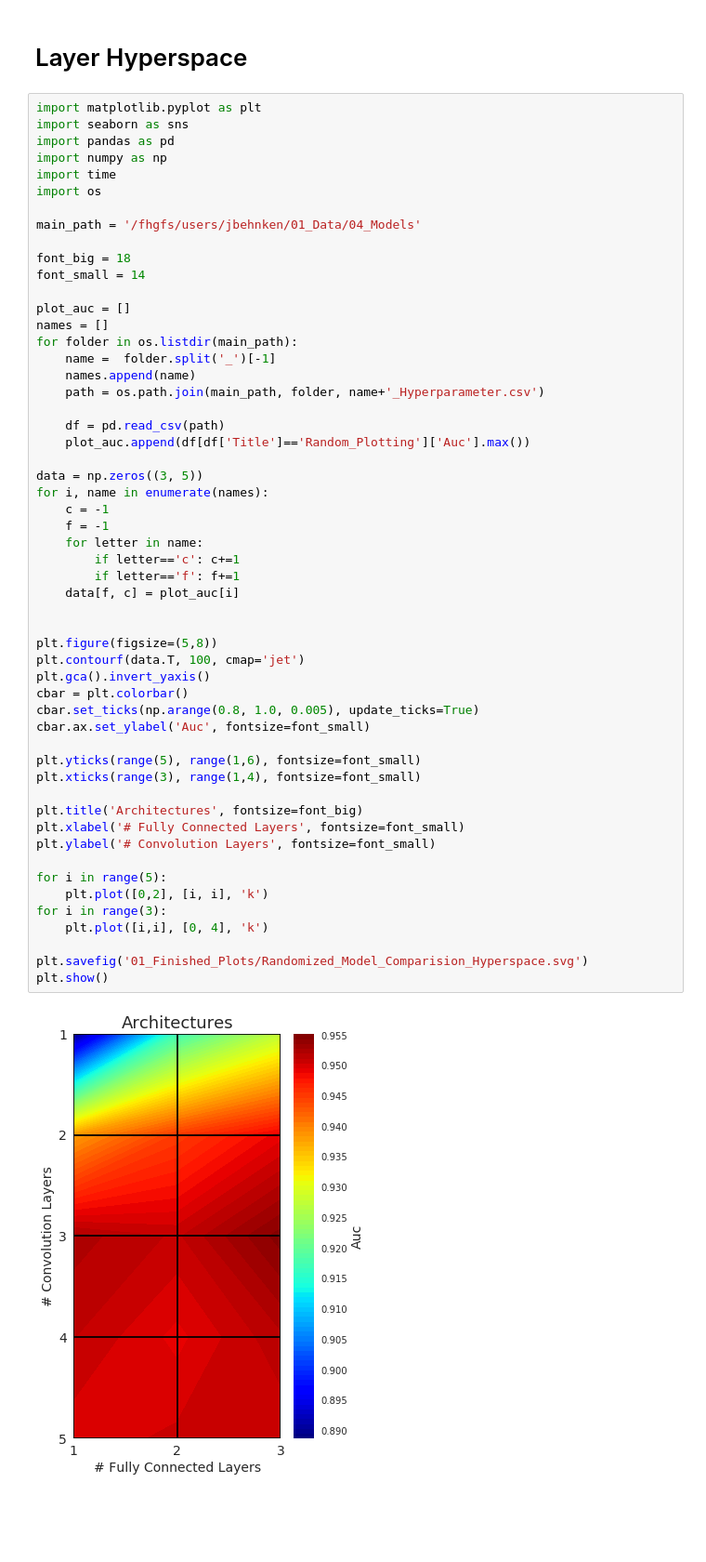
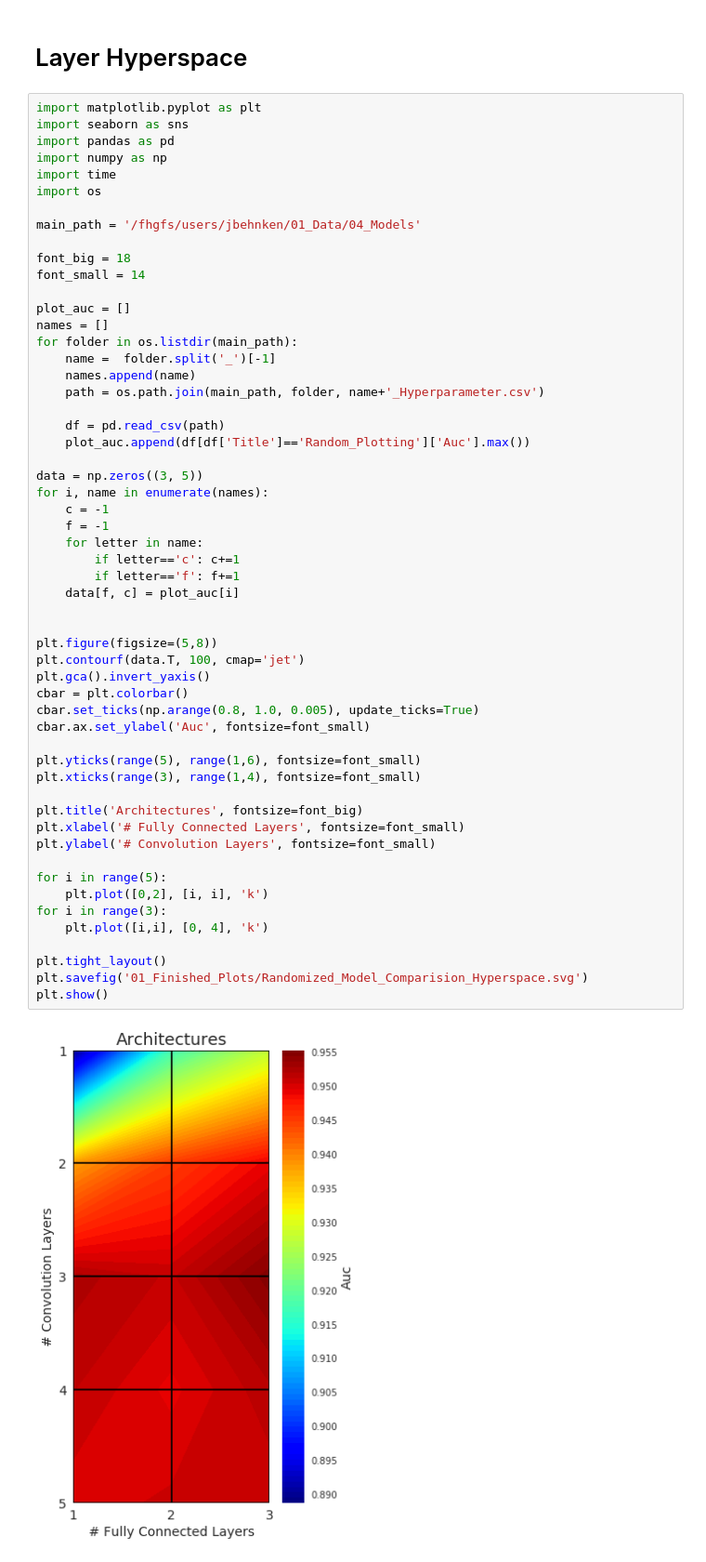
Before and after one commit to JMBehnken/Gamma_Hadron_Separation_With_Deep_Learning_for_the_First_G-APD_Cherenkov_Telescope, a Jupyter notebook: 06_FACT_Pipeline/09_Plotting.ipynb, the cells around one changed output. Shown at 93% size. Saved outputs shown, nothing was run; the diff lists cells and outputs as text; blank space fills up the shorter version.

```diff
--- a/06_FACT_Pipeline/09_Plotting.ipynb
+++ b/06_FACT_Pipeline/09_Plotting.ipynb
@@ -101,31 +102,32 @@ for i, name in enumerate(names):
     c = -1
     f = -1
     for letter in name:
         if letter=='c': c+=1
         if letter=='f': f+=1
     data[f, c] = plot_auc[i]
 
 
 plt.figure(figsize=(5,8))
 plt.contourf(data.T, 100, cmap='jet')
 plt.gca().invert_yaxis()
 cbar = plt.colorbar()
 cbar.set_ticks(np.arange(0.8, 1.0, 0.005), update_ticks=True)
 cbar.ax.set_ylabel('Auc', fontsize=font_small)
 
 plt.yticks(range(5), range(1,6), fontsize=font_small)
 plt.xticks(range(3), range(1,4), fontsize=font_small)
 
 plt.title('Architectures', fontsize=font_big)
 plt.xlabel('# Fully Connected Layers', fontsize=font_small)
 plt.ylabel('# Convolution Layers', fontsize=font_small)
 
 for i in range(5):
     plt.plot([0,2], [i, i], 'k')
 for i in range(3):
     plt.plot([i,i], [0, 4], 'k')
 
+plt.tight_layout()
 plt.savefig('01_Finished_Plots/Randomized_Model_Comparision_Hyperspace.svg')
 plt.show()
 # %% [output]
-[figure, old version]
+[figure, new version]
```
Also changed, not shown: parts of 12 cells of this notebook, 58 other files.
